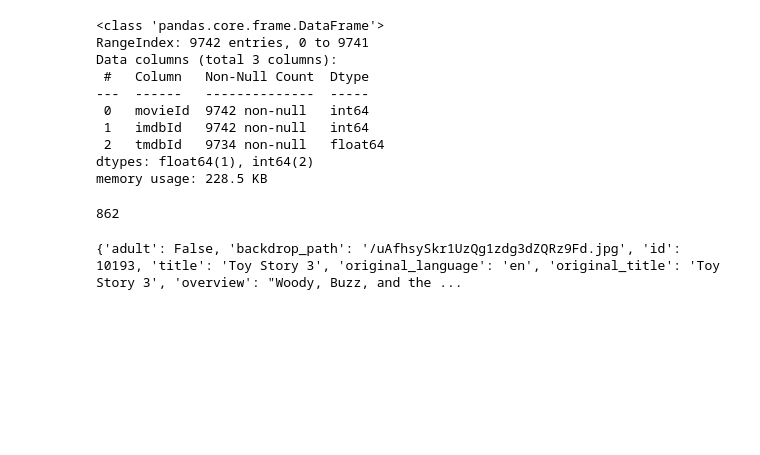
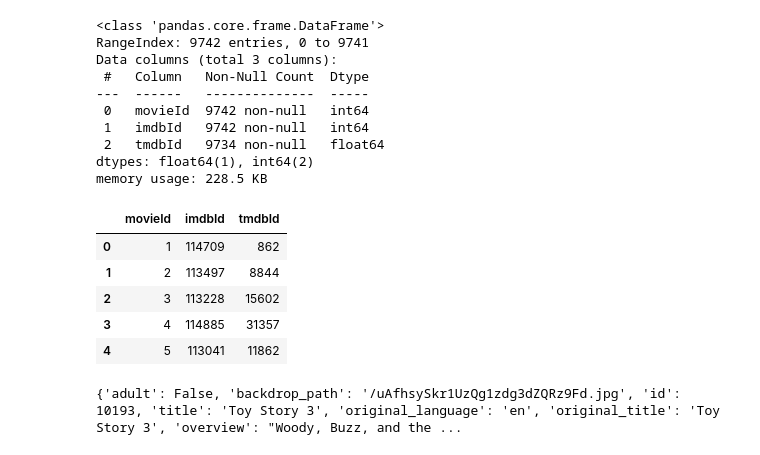
Before and after one commit to PeterTramm/Project-4, a Jupyter notebook: Notebooks/TMDB_API.ipynb, the cells around one changed output. Drawn from its saved outputs; the diff is of its cells as text; code cells hidden in the pictures; blank space fills up the shorter version.

```diff
--- a/Notebooks/TMDB_API.ipynb
+++ b/Notebooks/TMDB_API.ipynb
@@ -61,12 +61,16 @@ memory usage: 228.5 KB
 links_df = links_df.dropna()
 # %%
 # Convert float to int
-links_list = links_df["tmdbId"].astype(int)
+links_df["tmdbId"] = links_df["tmdbId"].astype(int)
 # %%
-links_list.head()
-links_list[0]
+links_df.head()
 # %% [output]
-862
+|  | movieId | imdbId | tmdbId |
+| 0 | 1 | 114709 | 862 |
+| 1 | 2 | 113497 | 8844 |
+| 2 | 3 | 113228 | 15602 |
+| 3 | 4 | 114885 | 31357 |
+| 4 | 5 | 113041 | 11862 |
 # %%
 import pprint
 # %%
```
Also changed, not shown: parts of 35 cells of this notebook, 3 other files.
